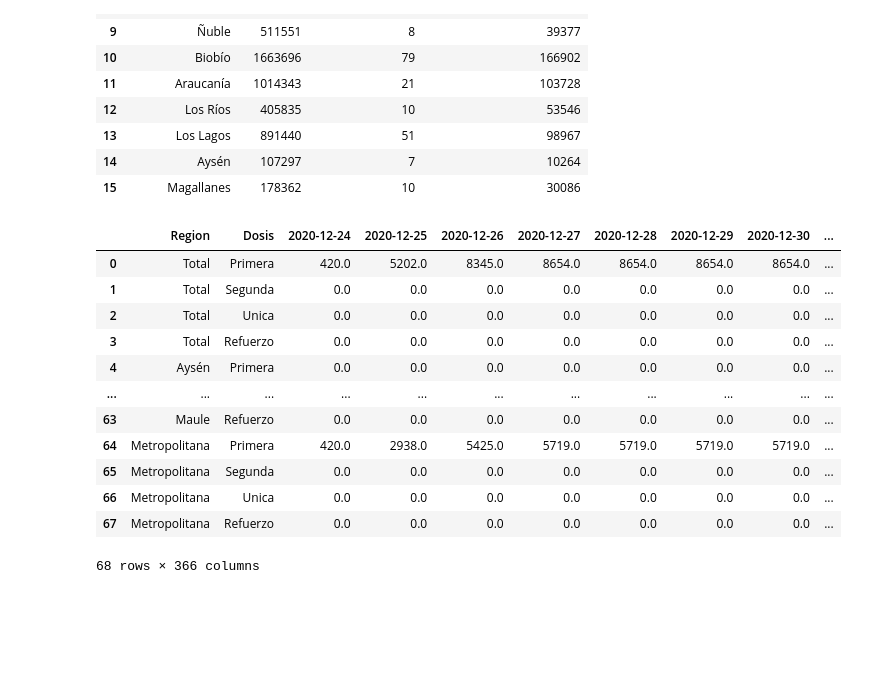
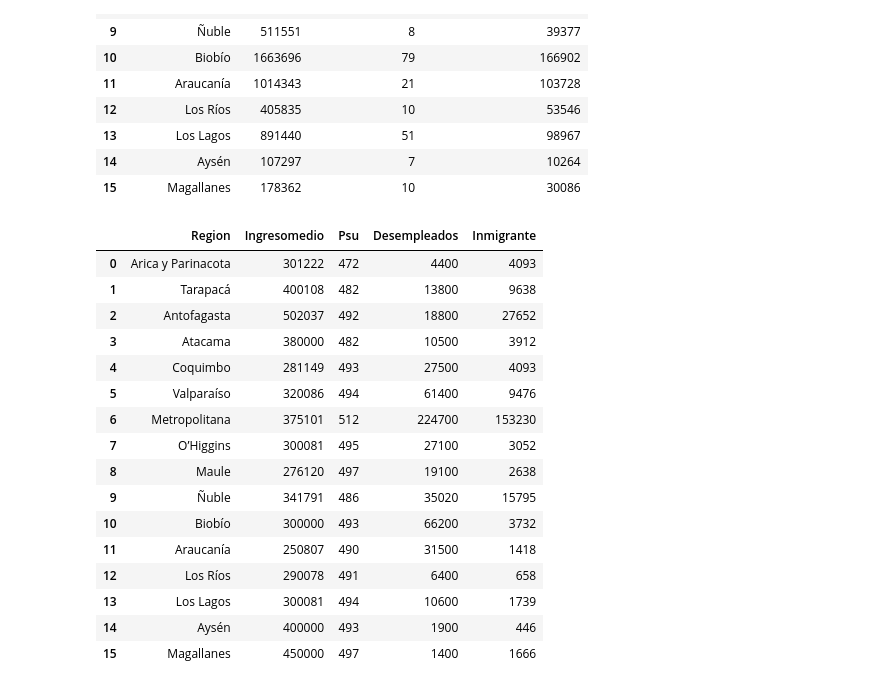
Before and after one commit to electronmaxi/Proyecto-IA, a Jupyter notebook: ProyectoIA.ipynb, the cells around one changed output. Drawn from its saved outputs; the diff is of its cells as text; code cells hidden in the pictures; blank space fills up the shorter version.

Commit message:
Analisis preliminar con regiones

```diff
--- a/ProyectoIA.ipynb
+++ b/ProyectoIA.ipynb
@@ -148,19 +148,23 @@ df
 | 14 | Aysén | 107297 | 7 | 10264 |
 | 15 | Magallanes | 178362 | 10 | 30086 |
 # %%
-df3=pd.read_csv("vacunacion.csv")
-df3
+df2=pd.read_csv("regresores.csv")
+df2
 # %% [output]
-|  | Region | Dosis | 2020-12-24 | 2020-12-25 | 2020-12-26 | 2020-12-27 | 2020-12-28 | 2020-12-29 | 2020-12-30 | ... |
-| 0 | Total | Primera | 420.0 | 5202.0 | 8345.0 | 8654.0 | 8654.0 | 8654.0 | 8654.0 | ... |
-| 1 | Total | Segunda | 0.0 | 0.0 | 0.0 | 0.0 | 0.0 | 0.0 | 0.0 | ... |
-| 2 | Total | Unica | 0.0 | 0.0 | 0.0 | 0.0 | 0.0 | 0.0 | 0.0 | ... |
-| 3 | Total | Refuerzo | 0.0 | 0.0 | 0.0 | 0.0 | 0.0 | 0.0 | 0.0 | ... |
-| 4 | Aysén | Primera | 0.0 | 0.0 | 0.0 | 0.0 | 0.0 | 0.0 | 0.0 | ... |
-| ... | ... | ... | ... | ... | ... | ... | ... | ... | ... | ... |
-| 63 | Maule | Refuerzo | 0.0 | 0.0 | 0.0 | 0.0 | 0.0 | 0.0 | 0.0 | ... |
-| 64 | Metropolitana | Primera | 420.0 | 2938.0 | 5425.0 | 5719.0 | 5719.0 | 5719.0 | 5719.0 | ... |
-| 65 | Metropolitana | Segunda | 0.0 | 0.0 | 0.0 | 0.0 | 0.0 | 0.0 | 0.0 | ... |
-| 66 | Metropolitana | Unica | 0.0 | 0.0 | 0.0 | 0.0 | 0.0 | 0.0 | 0.0 | ... |
-| 67 | Metropolitana | Refuerzo | 0.0 | 0.0 | 0.0 | 0.0 | 0.0 | 0.0 | 0.0 | ... |
+|  | Region | Ingresomedio | Psu | Desempleados | Inmigrante |
+| 0 | Arica y Parinacota | 301222 | 472 | 4400 | 4093 |
+| 1 | Tarapacá | 400108 | 482 | 13800 | 9638 |
+| 2 | Antofagasta | 502037 | 492 | 18800 | 27652 |
+| 3 | Atacama | 380000 | 482 | 10500 | 3912 |
+| 4 | Coquimbo | 281149 | 493 | 27500 | 4093 |
+| 5 | Valparaíso | 320086 | 494 | 61400 | 9476 |
+| 6 | Metropolitana | 375101 | 512 | 224700 | 153230 |
+| 7 | O’Higgins | 300081 | 495 | 27100 | 3052 |
+| 8 | Maule | 276120 | 497 | 19100 | 2638 |
+| 9 | Ñuble | 341791 | 486 | 35020 | 15795 |
+| 10 | Biobío | 300000 | 493 | 66200 | 3732 |
+| 11 | Araucanía | 250807 | 490 | 31500 | 1418 |
+| 12 | Los Ríos | 290078 | 491 | 6400 | 658 |
+| 13 | Los Lagos | 300081 | 494 | 10600 | 1739 |
+| 14 | Aysén | 400000 | 493 | 1900 | 446 |
+| 15 | Magallanes | 450000 | 497 | 1400 | 1666 |
-68 rows × 366 columns
```
Also changed, not shown: parts of 9 cells of this notebook, 5 other files.
